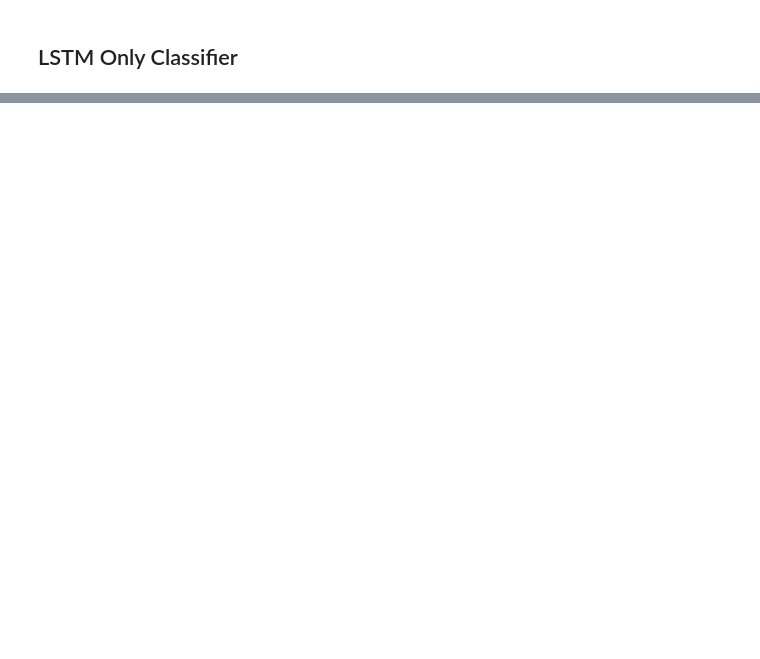
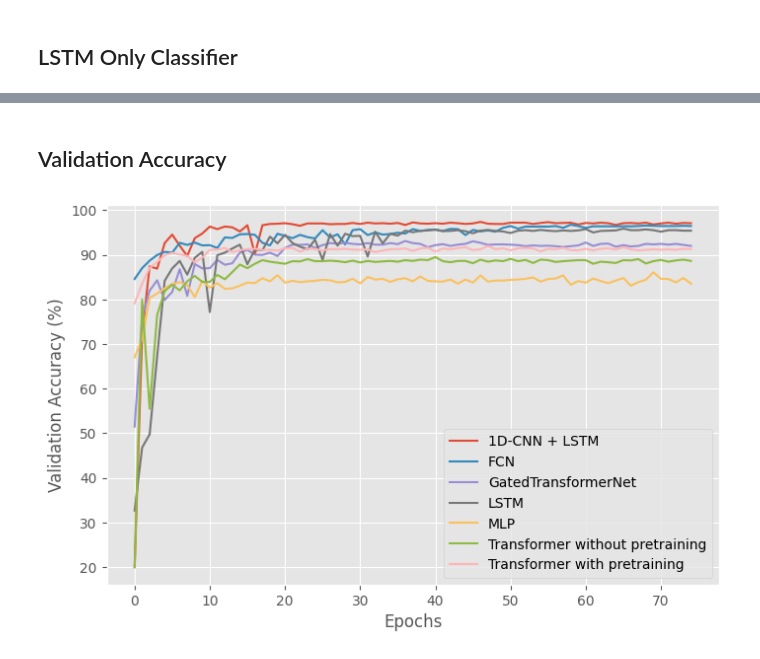
Before and after one commit to paulovictorcorreia/INF8225, a Jupyter notebook: TP4 - Final Project/main.ipynb, the cells around one changed output, grey strips where cells are left out. Cells and saved outputs as stored; diff of their text form; code cells hidden in the pictures; blank space fills up the shorter version.

```diff
--- a/TP4 - Final Project/main.ipynb
+++ b/TP4 - Final Project/main.ipynb
@@ -833,0 +920,19 @@ Saved model successfully!
+# %% [markdown]
+## Validation Accuracy
+# %%
+plt.figure(figsize=(8, 5))
+plt.plot(list(map(lambda x: x*100, state_cnn_lstm["val_acc"])), label="1D-CNN + LSTM")
+plt.plot(list(map(lambda x: x*100, state_fcn["val_acc"])), label="FCN")
+plt.plot(list(map(lambda x: x*100, state_gated_transformer["val_acc"])), label="GatedTransformerNet")
+plt.plot(list(map(lambda x: x*100, state_lstm["val_acc"])), label="LSTM")
+plt.plot(list(map(lambda x: x*100, state_mlp["val_acc"])), label="MLP")
+plt.plot(list(map(lambda x: x*100, state_transformer_supervided["val_acc"])), label="Transformer without pretraining")
+plt.plot(list(map(lambda x: x*100, state_transformer_unsupervised["val_acc"])), label="Transformer with pretraining")
+plt.xlabel("Epochs")
+plt.ylabel("Validation Accuracy (%)")
+
+
+plt.legend(loc="best")
+plt.show()
+# %% [output]
+[figure, added]
```
Also changed, not shown: parts of 26 cells of this notebook, 7 other files.
